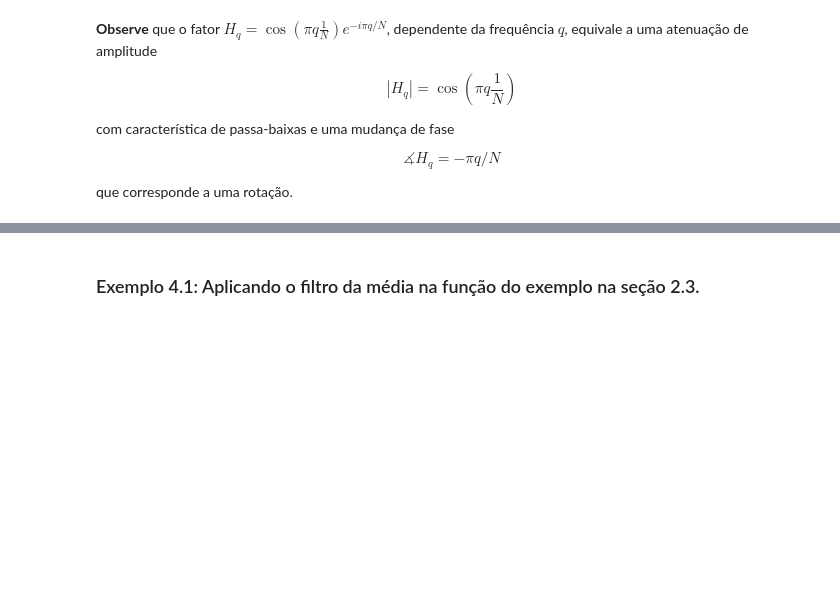
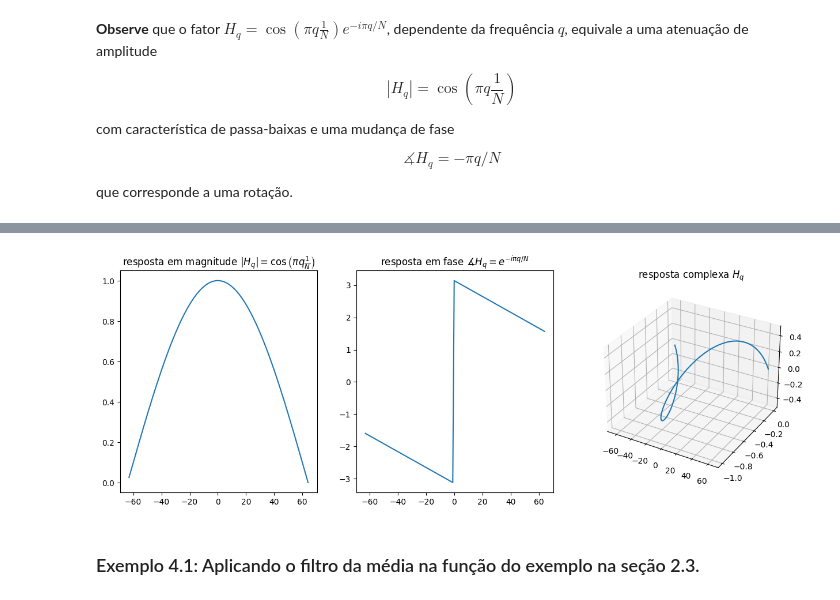
Before and after one commit to diogoalves/mac5920-dsp2022, a Jupyter notebook: aulas/04-Convolution/sec_4-2.ipynb, the cells around one changed output, grey strips where cells are left out. Cells and saved outputs as stored; diff of their text form; code cells hidden in the pictures; blank space fills up the shorter version.

```diff
--- a/aulas/04-Convolution/sec_4-2.ipynb
+++ b/aulas/04-Convolution/sec_4-2.ipynb
@@ -163,3 +163,15 @@ plt.show()
+# %%
+q = np.arange(-N/2+1,+N/2+1);
+Hq = np.cos(m.pi*q/N)*np.exp(-1j*m.pi*q/N)
+fig = plt.figure(figsize=(15,5))
+ax = fig.add_subplot(1, 3, 1);
+ax.plot(q,np.abs(Hq));
+ax.set_title(r"resposta em magnitude $|H_q| = \cos\left(\pi q\frac{1}{N}\right)$")
+ax = fig.add_subplot(1, 3, 2);ax.plot(q,np.angle(Hq));ax.set_title(r"resposta em fase $\measuredangle H_q = e^{-i\pi q/N}$")
+ax = fig.add_subplot(1, 3, 3, projection='3d');ax.plot3D(q,Hq.real,Hq.imag);ax.set_title(r"resposta complexa $H_q$")
+plt.show()
+# %% [output]
+[figure, added]
 # %% [markdown]
 ### Exemplo 4.1: Aplicando o filtro da média na função do exemplo na seção 2.3.
 # %%
```
Also changed, not shown: parts of 3 cells of this notebook, 7 other files.
